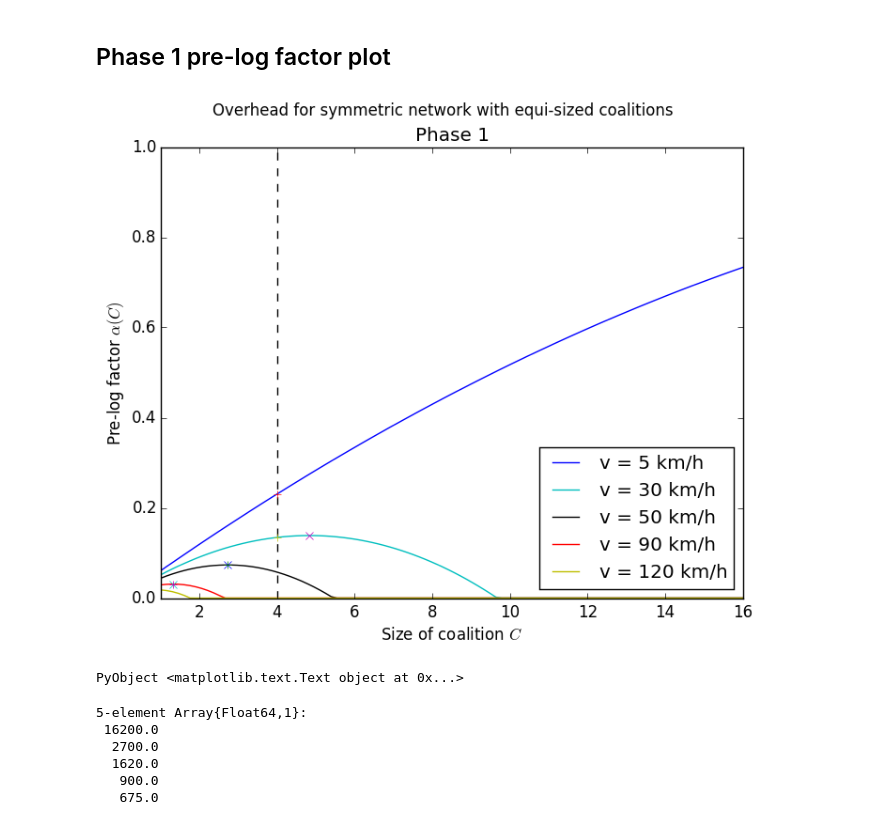
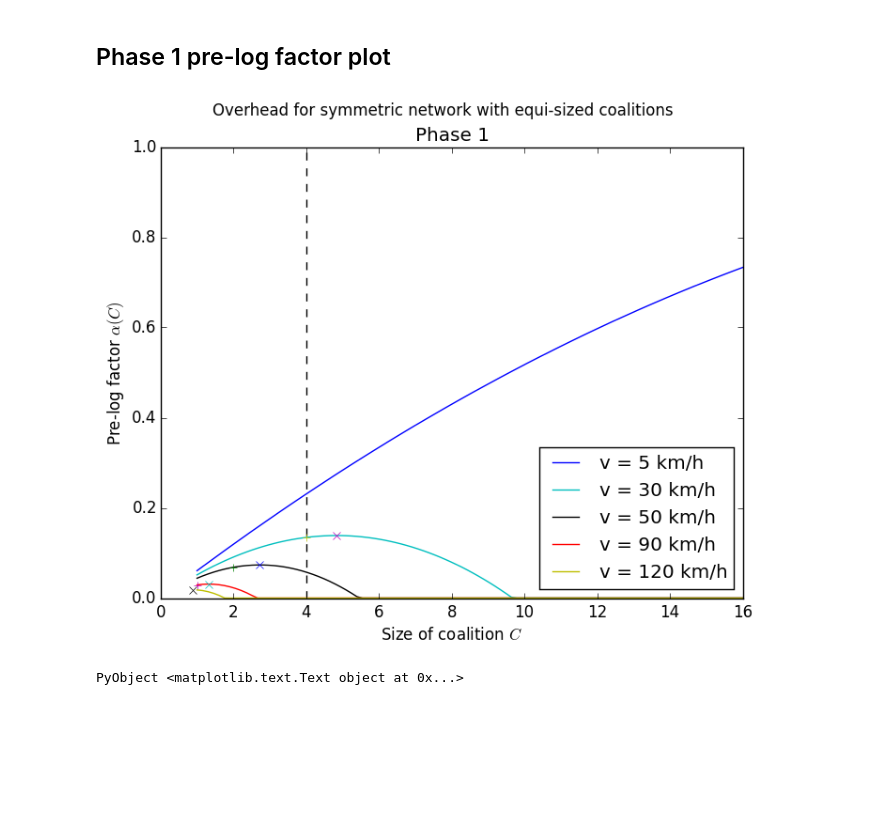
Before and after one commit to rasmusbrandt/DistributedBaseStationClustering.jl, a Jupyter notebook: support/optimal_phase1_prelog.ipynb, the cells around one changed output. Drawn from its saved outputs; the diff is of its cells as text; code cells hidden in the pictures; blank space fills up the shorter version.

Commit message:
Add integrality constraint to phase1 optimal alpha.

```diff
--- a/support/optimal_phase1_prelog.ipynb
+++ b/support/optimal_phase1_prelog.ipynb
@@ -38,38 +38,30 @@ Tcs = ceil(1./(2fds))
 # %%
 α(C, Tc) = max(0, C/I - (1/Tc)*(C*(M + Kc*(N + d)) + C.^2*Kc*M))
 Cs = linspace(1,I)
 plot([max_cluster_size, max_cluster_size], [0., 1.], "--k")
 for idx = 1:length(Tcs)
     Tc = Tcs[idx]; v_kmh = vs_kmh[idx]
     plot(Cs, α(Cs, Tc), label=string("v = ", v_kmh, " km/h"))
 
-    # Optimal cluster size, in terms of phase 1 pre-log
+    # Optimal cluster size, in terms of phase 1 pre-log (quantized)
     opt_size_ph1 = (Tc - I*(M + Kc*(N + d)))/(2*I*Kc*M)
     opt_alpha_ph1 = max(0, opt_size_ph1/I - (1/Tc)*(opt_size_ph1*(M + Kc*(N + d)) + opt_size_ph1^2*Kc*M))
     plot(opt_size_ph1, opt_alpha_ph1, "x")
-
-    # Also taking into account IA feas
-    opt_size_ph1_IA = min(opt_size_ph1, max_cluster_size)
-    opt_alpha_ph1_IA = max(0, opt_size_ph1_IA/I - (1/Tc)*(opt_size_ph1_IA*(M + Kc*(N + d)) + opt_size_ph1_IA^2*Kc*M))
-    plot(opt_size_ph1_IA, opt_alpha_ph1_IA, "+")
+    opt1 = iceil(opt_size_ph1); opt2 = ifloor(opt_size_ph1)
+    opt_alpha1 = max(0, opt1/I - (1/Tc)*(opt1*(M + Kc*(N + d)) + opt1^2*Kc*M))
+    opt_alpha1 = max(0, opt2/I - (1/Tc)*(opt2*(M + Kc*(N + d)) + opt2^2*Kc*M))
+    opt_size_ph1 = (opt_alpha1 > opt_alpha1) ? opt1 : opt2
+    opt_alpha_ph1 = max(0, opt_size_ph1/I - (1/Tc)*(opt_size_ph1*(M + Kc*(N + d)) + opt_size_ph1^2*Kc*M))
+    plot(opt_size_ph1, opt_alpha_ph1, "+")
 end
 title("Phase 1")
 xlabel(L"Size of coalition $C$")
 ylabel(L"Pre-log factor $\alpha(C)$")
-xlim(1, I)
+xlim(0, I)
 ylim(0,1)
 legend(loc="best")
 
 suptitle("Overhead for symmetric network with equi-sized coalitions")
 # %% [output]
-[figure, old version]
+[figure, new version]
 PyObject <matplotlib.text.Text object at 0x...>
-# %%
-Tcs
-# %% [output]
-5-element Array{Float64,1}:
- 16200.0
-  2700.0
-  1620.0
-   900.0
-   675.0
```
